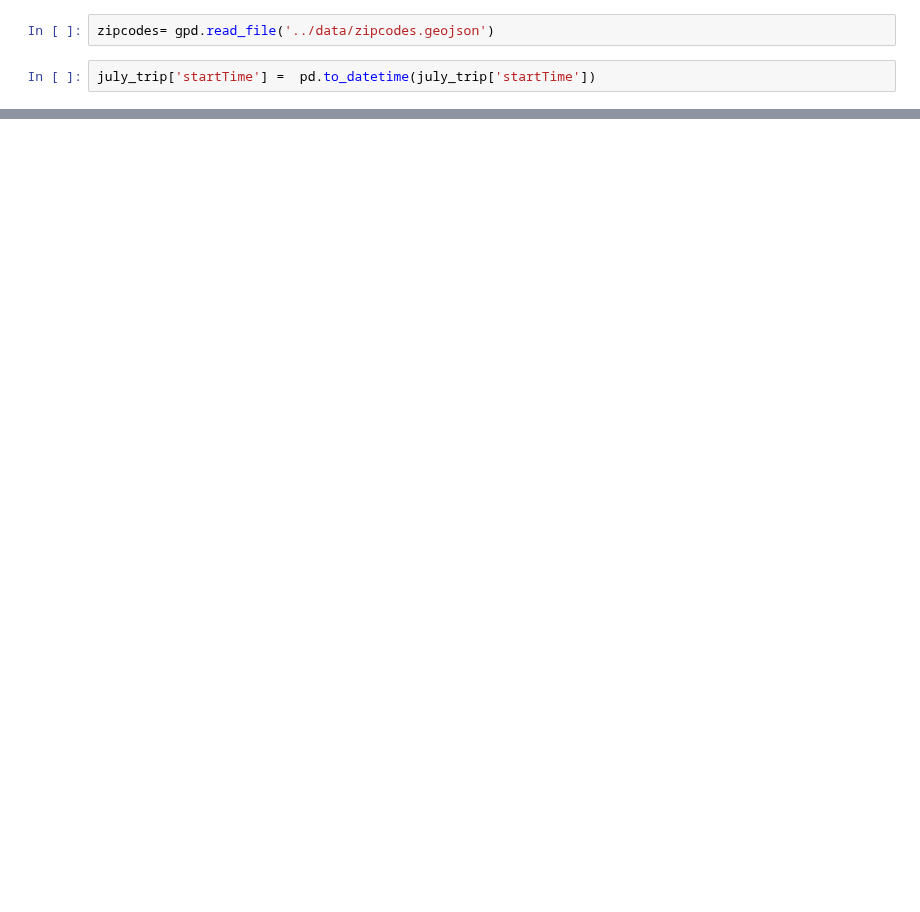
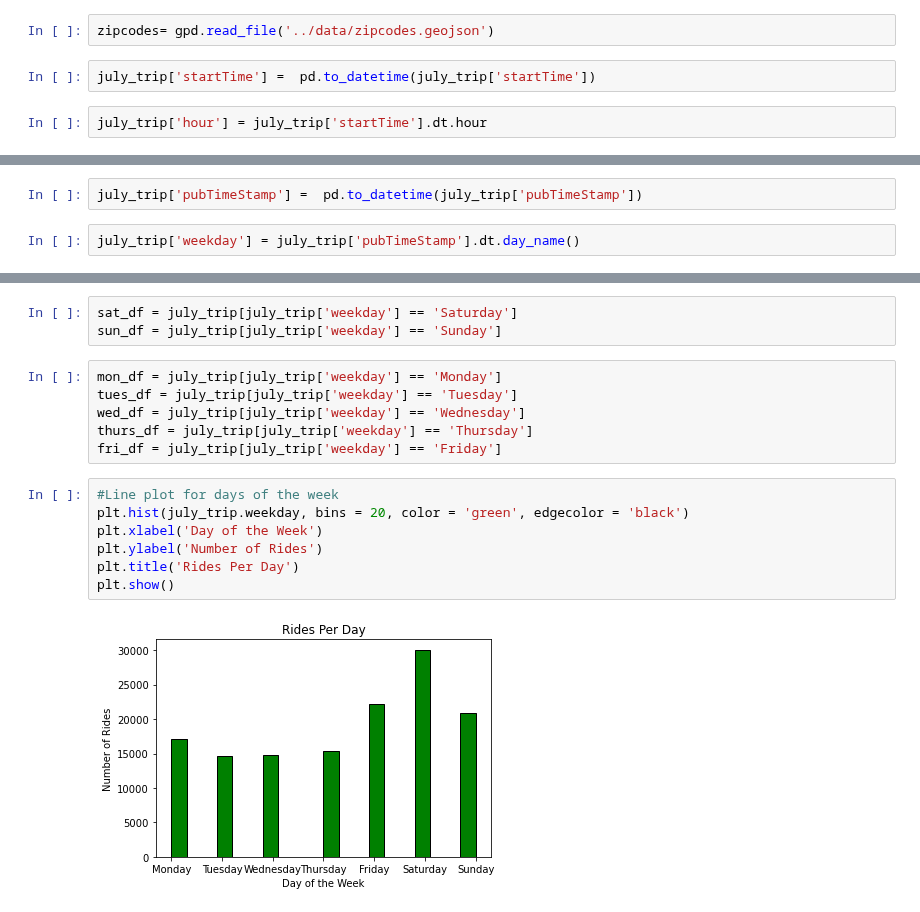
Before and after one commit to Quezadajl/nashville-scooters-project, a Jupyter notebook: notebooks/scooter_trips.ipynb, the cells around one changed output, grey strips where cells are left out. Cells and saved outputs as stored; diff of their text form; blank space fills up the shorter version.

```diff
--- a/notebooks/scooter_trips.ipynb
+++ b/notebooks/scooter_trips.ipynb
@@ -21,3 +21,5 @@ july_trip.head()
 zipcodes= gpd.read_file('../data/zipcodes.geojson')
 # %%
 july_trip['startTime'] =  pd.to_datetime(july_trip['startTime'])
+# %%
+july_trip['hour'] = july_trip['startTime'].dt.hour
@@ -23,0 +66,4 @@ july_trip['startTime'] =  pd.to_datetime(july_trip['startTime'])
+# %%
+july_trip['pubTimeStamp'] =  pd.to_datetime(july_trip['pubTimeStamp'])
+# %%
+july_trip['weekday'] = july_trip['pubTimeStamp'].dt.day_name()
@@ -23,0 +81,18 @@ july_trip['startTime'] =  pd.to_datetime(july_trip['startTime'])
+# %%
+sat_df = july_trip[july_trip['weekday'] == 'Saturday']
+sun_df = july_trip[july_trip['weekday'] == 'Sunday']
+# %%
+mon_df = july_trip[july_trip['weekday'] == 'Monday']
+tues_df = july_trip[july_trip['weekday'] == 'Tuesday']
+wed_df = july_trip[july_trip['weekday'] == 'Wednesday']
+thurs_df = july_trip[july_trip['weekday'] == 'Thursday']
+fri_df = july_trip[july_trip['weekday'] == 'Friday']
+# %%
+#Line plot for days of the week
+plt.hist(july_trip.weekday, bins = 20, color = 'green', edgecolor = 'black')
+plt.xlabel('Day of the Week')
+plt.ylabel('Number of Rides')
+plt.title('Rides Per Day')
+plt.show()
+# %% [output]
+[figure, added]
```
Also changed, not shown: parts of 13 cells of this notebook.
